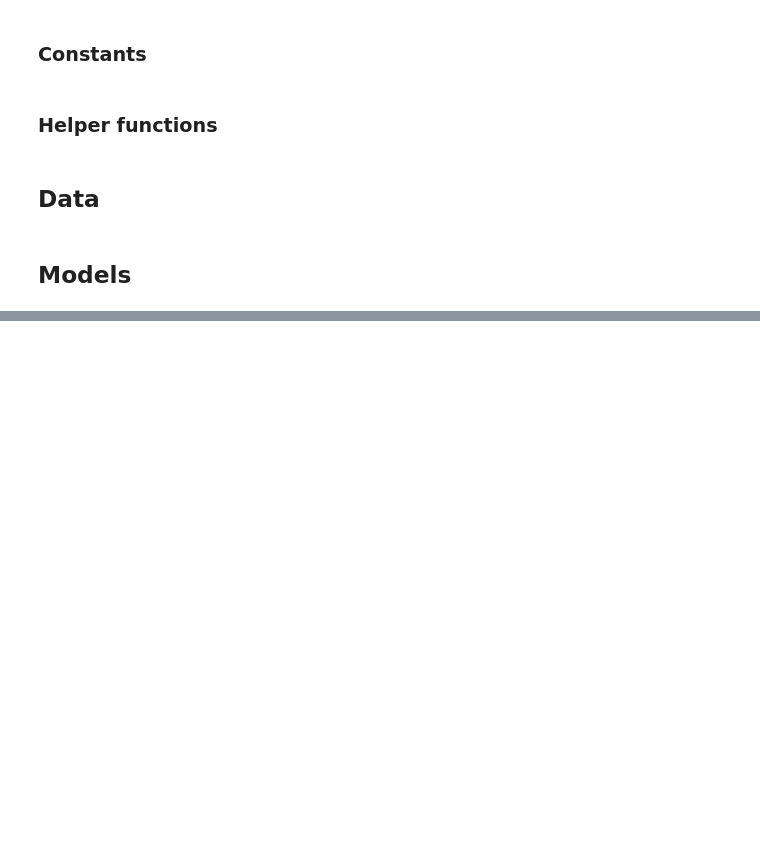
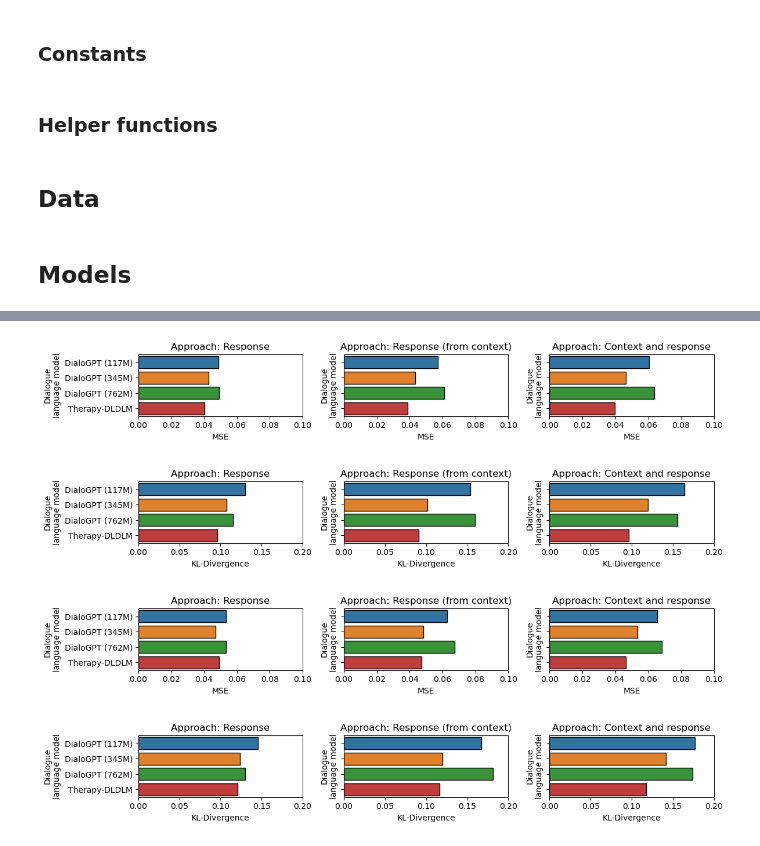
Before and after one commit to vincenzo-scotti/dialogue_gst, a Jupyter notebook: notebooks/evaluation.ipynb, the cells around one changed output, grey strips where cells are left out. Drawn from its saved outputs; the diff is of its cells as text; code cells hidden in the pictures; blank space fills up the shorter version.

```diff
--- a/notebooks/evaluation.ipynb
+++ b/notebooks/evaluation.ipynb
@@ -176,31 +293,45 @@ out_df.to_csv(os.path.join(OUTPUT_PATH, 'results.csv'), index=False)
+# %%
+tmp_df = out_df.copy()
+# %%
+tmp_df['Split'] = tmp_df['Split'].apply(lambda x: x.capitalize())
+# %%
+mapping_approach = {'resp': 'Response', 'resp_from_ctx': 'Response (from context)', 'ctx_resp': 'Context and response'}
+tmp_df['Approach'] = tmp_df['Approach'].apply(lambda x: mapping_approach[x])
+# %%
+tmp_df['Dialogue\nlanguage model'] = tmp_df['Model']
 # %%
-for split in out_df['Split'].unique():
-    for metric in ['MSE', 'KL-Divergence', 'Frobenius norm (embeddings)', 'Frobenius norm (combination weights)']:
+for split in tmp_df['Split'].unique():
+    for metric in ['MSE', 'KL-Divergence']:
         fig, axes = plt.subplots(
             nrows=1,
             ncols=3,
-            figsize=(12, 5),
-            sharex=True,
+            figsize=(12, 2),
+            sharex='row',
             sharey=True
         )
         for i, approach in enumerate(['Response', 'Response (from context)', 'Context and response']):
-            order = ['DialoGPT-117M', 'DialoGPT-345M', 'DialoGPT-762M', 'Therapy-DLDLM']
-            sns.countplot(
-                data=out_df[(out_df['Split'] == split) & (out_df['Approach'] == approach)],
-                x=metric, y='Model', order=order, ax=axes[i], linewidth=1., edgecolor='0', orient='h', errorbar='sd'
+            order = ['DialoGPT (117M)', 'DialoGPT (345M)', 'DialoGPT (762M)', 'Therapy-DLDLM']
+            sns.barplot(
+                data=tmp_df[(tmp_df['Split'] == split) & (tmp_df['Approach'] == approach)],
+                x=metric, y='Dialogue\nlanguage model', order=order, ax=axes[i], linewidth=1., edgecolor='0', orient='h', errorbar=None
             )
             axes[i].set_title(f'Approach: {approach}')
-            axes[i].set_xscale('log')
-            # axes[i].set_xlim([0, 1.])
+            # axes[i].set_xscale('log')
+            axes[i].set_xlim([0, 0.1] if metric == 'MSE' else [0, 0.2])
             axes[i].set_xlabel(metric)
 
         plt.tight_layout()
         plt.show()
 
         fig.savefig(
             os.path.join(
                 OUTPUT_PATH,
-                f'dgst_results_{split.lower()}_{metric.lower("(", "").replace(")", "").replace(" ", "_").replace("-", "_")}.pdf'
+                f'dgst_results_{split.lower()}_{metric.replace("(", "").replace(")", "").replace(" ", "_").replace("-", "_")}.pdf'
             ),
             bbox_inches='tight'
         )
+# %% [output]
+[figure, added]
+[figure, added]
+[figure, added]
+[figure, added]
```
Also changed, not shown: parts of 38 cells of this notebook, 1 other file.
